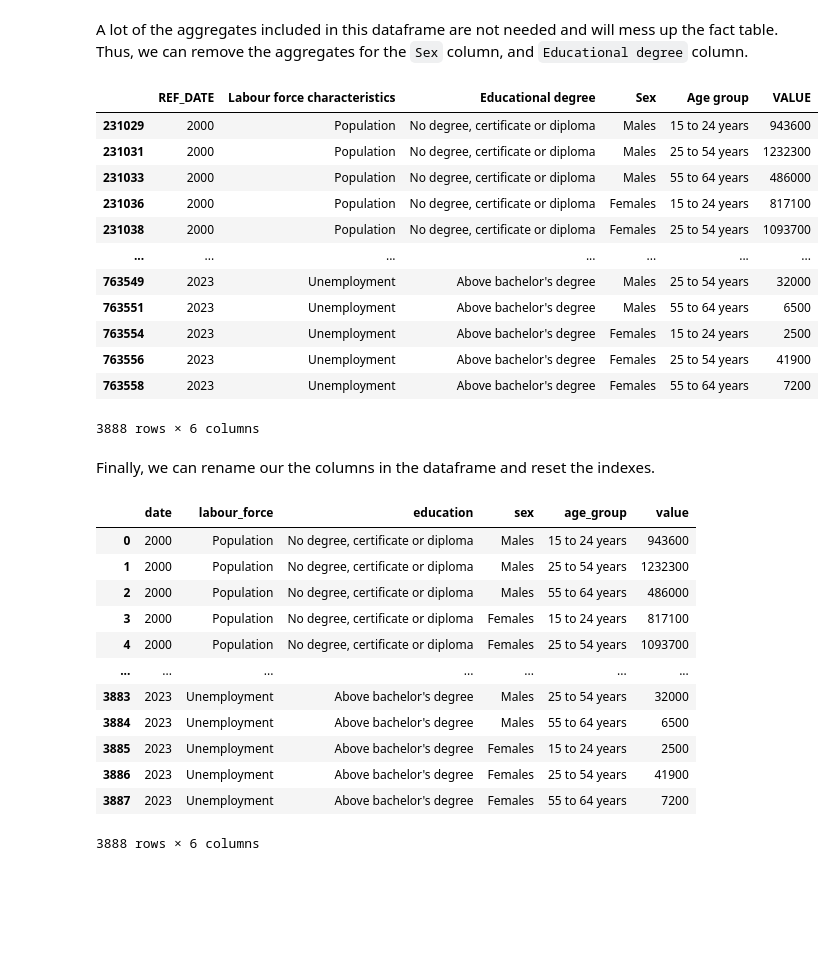
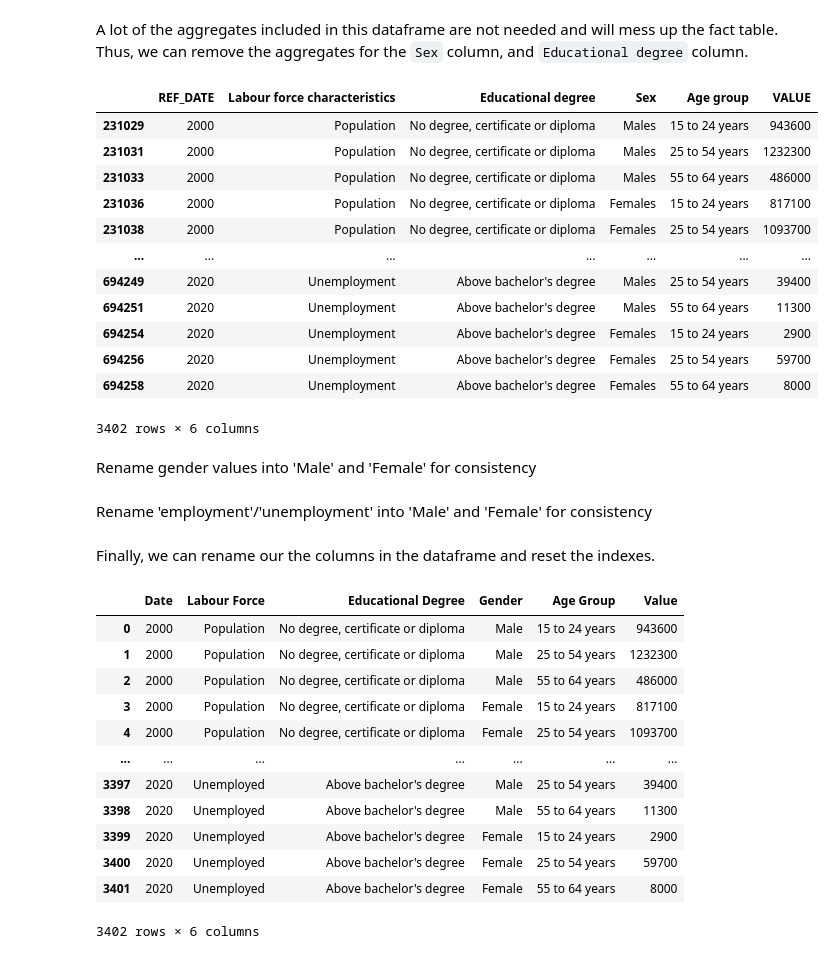
Before and after one commit to KhaledElbasiouni/CSI4142-Project, a Jupyter notebook: data-staging-labour.ipynb, the cells around one changed output. Drawn from its saved outputs; the diff is of its cells as text; code cells hidden in the pictures; blank space fills up the shorter version.

```diff
--- a/data-staging-labour.ipynb
+++ b/data-staging-labour.ipynb
@@ -209,7 +209,7 @@ labour_df
 # %% [markdown]
 We want to have only information after `2000`.
 # %%
-labour_df = labour_df[labour_df['REF_DATE'] >= 2000]
+labour_df = labour_df[(labour_df['REF_DATE'] >= 2000) & (labour_df['REF_DATE'] <= 2020)]
 labour_df
 # %% [output]
 |  | REF_DATE | Labour force characteristics | Educational degree | Sex | Age group | VALUE |
@@ -239,29 +239,39 @@ labour_df
 | 231036 | 2000 | Population | No degree, certificate or diploma | Females | 15 to 24 years | 817100 |
 | 231038 | 2000 | Population | No degree, certificate or diploma | Females | 25 to 54 years | 1093700 |
 | ... | ... | ... | ... | ... | ... | ... |
-| 763549 | 2023 | Unemployment | Above bachelor's degree | Males | 25 to 54 years | 32000 |
-| 763551 | 2023 | Unemployment | Above bachelor's degree | Males | 55 to 64 years | 6500 |
-| 763554 | 2023 | Unemployment | Above bachelor's degree | Females | 15 to 24 years | 2500 |
-| 763556 | 2023 | Unemployment | Above bachelor's degree | Females | 25 to 54 years | 41900 |
-| 763558 | 2023 | Unemployment | Above bachelor's degree | Females | 55 to 64 years | 7200 |
+| 694249 | 2020 | Unemployment | Above bachelor's degree | Males | 25 to 54 years | 39400 |
+| 694251 | 2020 | Unemployment | Above bachelor's degree | Males | 55 to 64 years | 11300 |
+| 694254 | 2020 | Unemployment | Above bachelor's degree | Females | 15 to 24 years | 2900 |
+| 694256 | 2020 | Unemployment | Above bachelor's degree | Females | 25 to 54 years | 59700 |
+| 694258 | 2020 | Unemployment | Above bachelor's degree | Females | 55 to 64 years | 8000 |
-3888 rows × 6 columns
+3402 rows × 6 columns
+# %% [markdown]
+Rename gender values into 'Male' and 'Female' for consistency
+# %%
+labour_df.loc[labour_df["Sex"] == "Males", "Sex"] = 'Male'
+labour_df.loc[labour_df["Sex"] == "Females", "Sex"] = 'Female'
+# %% [markdown]
+Rename 'employment'/'unemployment' into 'Male' and 'Female' for consistency
+# %%
+labour_df.loc[labour_df["Labour force characteristics"] == "Employment", "Labour force characteristics"] = 'Employed'
+labour_df.loc[labour_df["Labour force characteristics"] == "Unemployment", "Labour force characteristics"] = 'Unemployed'
 # %% [markdown]
 Finally, we can rename our the columns in the dataframe and reset the indexes.
 # %%
-labour_df.rename(columns={'REF_DATE': 'date', 'Labour force characteristics': 'labour_force', 'Educational degree': 'education', 'Sex': 'sex', 'Age group': 'age_group', 'VALUE': 'value'}, inplace=True)
+labour_df.rename(columns={'REF_DATE': 'Date', 'Labour force characteristics': 'Labour Force', 'Educational degree': 'Educational Degree', 'Sex': 'Gender', 'Age group': 'Age Group', 'VALUE': 'Value'}, inplace=True)
 labour_df.reset_index(drop=True, inplace=True)
 labour_df
 # %% [output]
-|  | date | labour_force | education | sex | age_group | value |
-| 0 | 2000 | Population | No degree, certificate or diploma | Males | 15 to 24 years | 943600 |
-| 1 | 2000 | Population | No degree, certificate or diploma | Males | 25 to 54 years | 1232300 |
-| 2 | 2000 | Population | No degree, certificate or diploma | Males | 55 to 64 years | 486000 |
-| 3 | 2000 | Population | No degree, certificate or diploma | Females | 15 to 24 years | 817100 |
-| 4 | 2000 | Population | No degree, certificate or diploma | Females | 25 to 54 years | 1093700 |
+|  | Date | Labour Force | Educational Degree | Gender | Age Group | Value |
+| 0 | 2000 | Population | No degree, certificate or diploma | Male | 15 to 24 years | 943600 |
+| 1 | 2000 | Population | No degree, certificate or diploma | Male | 25 to 54 years | 1232300 |
+| 2 | 2000 | Population | No degree, certificate or diploma | Male | 55 to 64 years | 486000 |
+| 3 | 2000 | Population | No degree, certificate or diploma | Female | 15 to 24 years | 817100 |
+| 4 | 2000 | Population | No degree, certificate or diploma | Female | 25 to 54 years | 1093700 |
 | ... | ... | ... | ... | ... | ... | ... |
-| 3883 | 2023 | Unemployment | Above bachelor's degree | Males | 25 to 54 years | 32000 |
-| 3884 | 2023 | Unemployment | Above bachelor's degree | Males | 55 to 64 years | 6500 |
-| 3885 | 2023 | Unemployment | Above bachelor's degree | Females | 15 to 24 years | 2500 |
-| 3886 | 2023 | Unemployment | Above bachelor's degree | Females | 25 to 54 years | 41900 |
-| 3887 | 2023 | Unemployment | Above bachelor's degree | Females | 55 to 64 years | 7200 |
+| 3397 | 2020 | Unemployed | Above bachelor's degree | Male | 25 to 54 years | 39400 |
+| 3398 | 2020 | Unemployed | Above bachelor's degree | Male | 55 to 64 years | 11300 |
+| 3399 | 2020 | Unemployed | Above bachelor's degree | Female | 15 to 24 years | 2900 |
+| 3400 | 2020 | Unemployed | Above bachelor's degree | Female | 25 to 54 years | 59700 |
+| 3401 | 2020 | Unemployed | Above bachelor's degree | Female | 55 to 64 years | 8000 |
-3888 rows × 6 columns
+3402 rows × 6 columns
```
Also changed, not shown: parts of 2 cells of this notebook, 3 other files.
